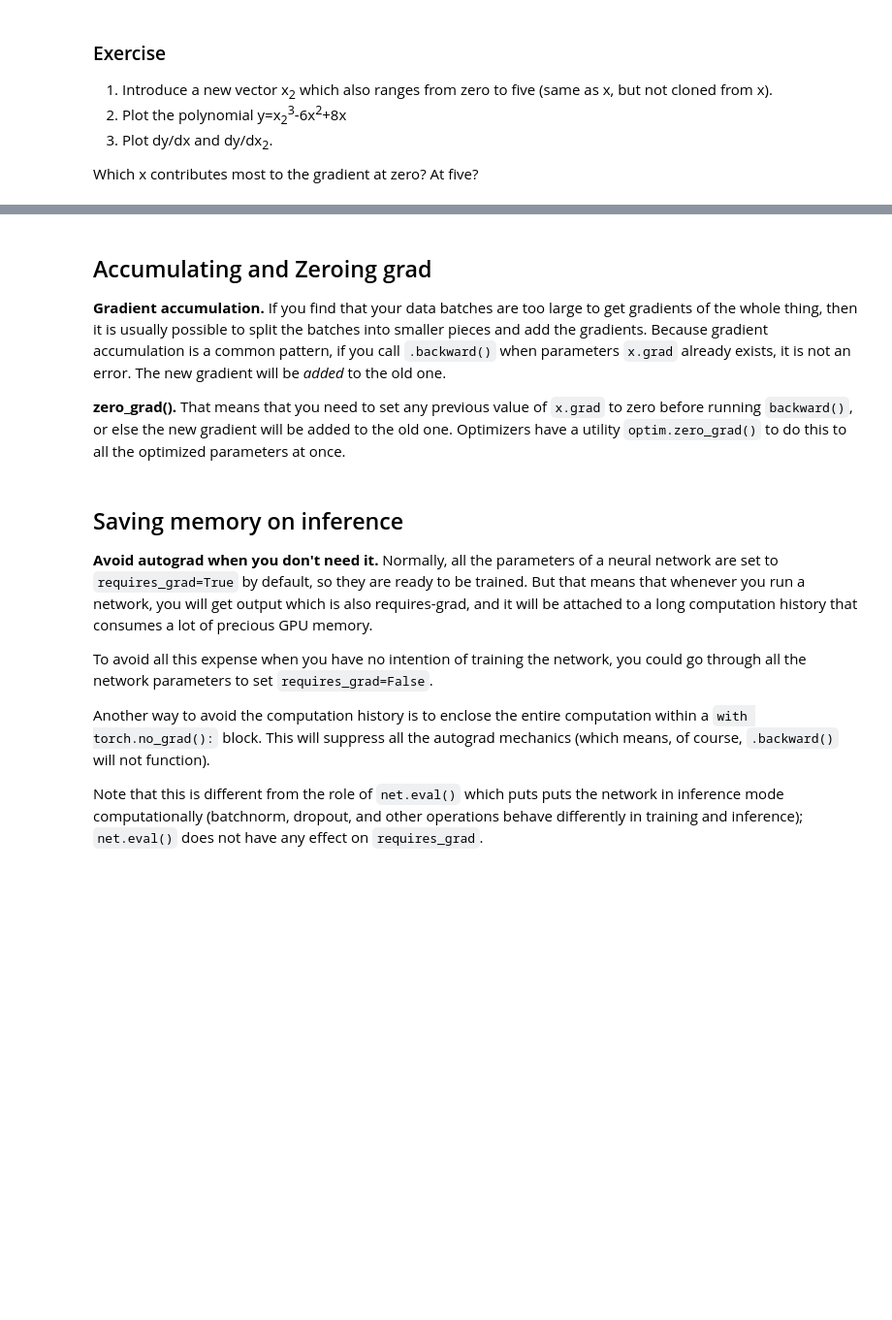
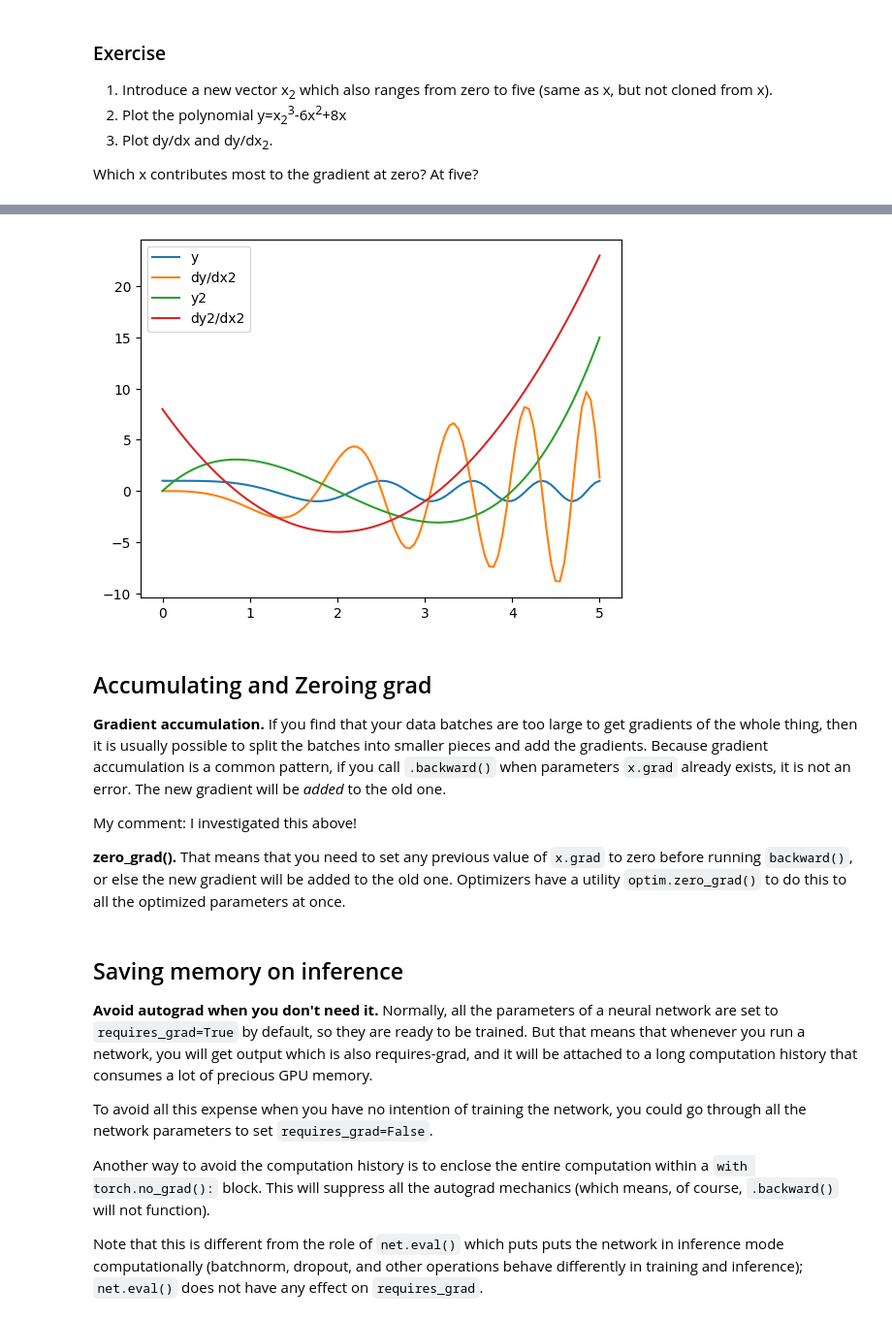
Before and after one commit to Kuroushall/how-to-read-pytorch, a Jupyter notebook: notebooks/2-Pytorch-Autograd.ipynb, the cells around one changed output, grey strips where cells are left out. Shown at 97% size. Saved outputs shown, nothing was run; the diff lists cells and outputs as text; code cells hidden in the pictures; blank space fills up the shorter version.

```diff
--- a/notebooks/2-Pytorch-Autograd.ipynb
+++ b/notebooks/2-Pytorch-Autograd.ipynb
@@ -184,3 +184,14 @@ tensor([-0.0000e+00, -2.5765e-04, -2.0612e-03, -6.9560e-03, -1.6485e-02,
 3. Plot dy/dx and dy/dx<sub>2</sub>.
 
 Which x contributes most to the gradient at zero?  At five?
+# %%
+#Because I added some code above I rerun the last cell of the original notebook again here to not have anything extra in x.grad
+x = torch.linspace(0, 5, 100, requires_grad=True)
+y = (x**2).cos()
+y.sum().backward()   # populates the grad attribute below.
+print(x.grad)
+
+plt.plot(x.detach(), y.detach(), label='y')
+plt.plot(x.detach(), x.grad, label='dy/dx')
+plt.legend()
+plt.show()
@@ -187,10 +220,18 @@ Which x contributes most to the gradient at zero?  At five?
 # %%
 # TODO: define x2 just like x, but not cloned from x
-x2 = 'TODO'
-
+x2 = torch.linspace(0, 5, 100, requires_grad=True)
 # TODO: Plot the given polynomial which depends on both x and x2
-
+y2 = x2**3 - 6*x2**2 + 8*x2
+y2.sum().backward()
 # TODO: Plot both dy/dx and dy/dx2.  Explain what you get.
+plt.plot(x.detach(), y.detach(), label='y')
+plt.plot(x.detach(), x.grad, label='dy/dx2')
+plt.plot(x2.detach(), y2.detach(), label='y2')
+plt.plot(x2.detach(), x2.grad, label='dy2/dx2')
+plt.legend()
+plt.show()
+# %% [output]
+[figure, added]
 # %% [markdown]
 Accumulating and Zeroing grad
 -----------------------------
@@ -200,6 +241,8 @@ whole thing, then it is usually possible to split the batches into smaller piece
 gradients. Because gradient accumulation is a common pattern, if you call `.backward()` when parameters
 `x.grad` already exists, it is not an error.  The new gradient will be *added* to the old one.
 
+My comment: I investigated this above!
+
 **zero_grad().** That means that you need to set any previous value of `x.grad` to zero before
 running `backward()`, or else the new gradient will be added to the old one.  Optimizers have a
 utility `optim.zero_grad()` to do this to all the optimized parameters at once.
```
Also changed, not shown: parts of 3 cells of this notebook.
